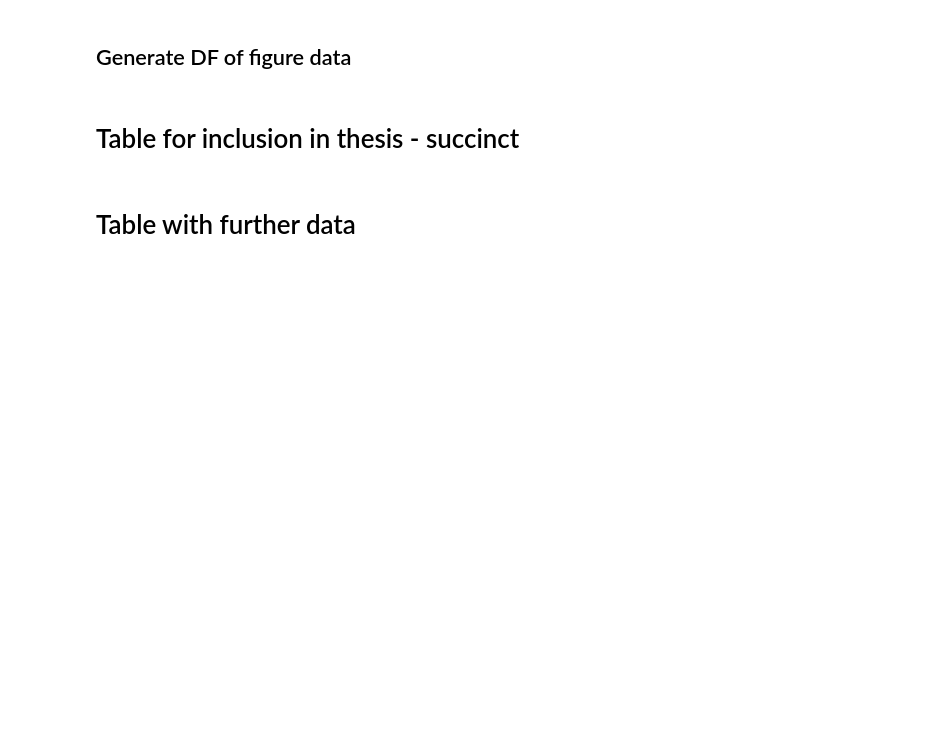
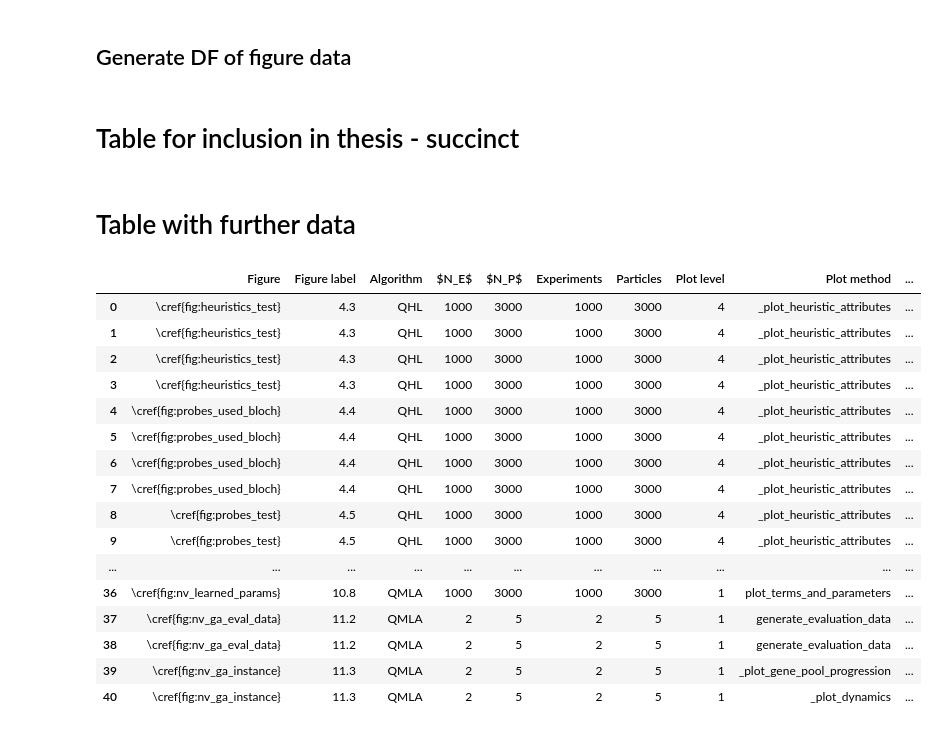
Before and after one commit to flynnbr11/schrodingers_catwalk, a Jupyter notebook: figure_development/figure_development_table.ipynb, the cells around one changed output. Drawn from its saved outputs; the diff is of its cells as text; code cells hidden in the pictures; blank space fills up the shorter version.

```diff
--- a/figure_development/figure_development_table.ipynb
+++ b/figure_development/figure_development_table.ipynb
@@ -467,6 +710,26 @@ with open(table_path, 'w') as f:
     f.write(table)
 # %% [markdown]
 # Table with further data
+# %%
+figure_df
+# %% [output]
+|  | Figure | Figure label | Algorithm | $N_E$ | $N_P$ | Experiments | Particles | Plot level | Plot method | ... |
+| 0 | \cref{fig:heuristics_test} | 4.3 | QHL | 1000 | 3000 | 1000 | 3000 | 4 | _plot_heuristic_attributes | ... |
+| 1 | \cref{fig:heuristics_test} | 4.3 | QHL | 1000 | 3000 | 1000 | 3000 | 4 | _plot_heuristic_attributes | ... |
+| 2 | \cref{fig:heuristics_test} | 4.3 | QHL | 1000 | 3000 | 1000 | 3000 | 4 | _plot_heuristic_attributes | ... |
+| 3 | \cref{fig:heuristics_test} | 4.3 | QHL | 1000 | 3000 | 1000 | 3000 | 4 | _plot_heuristic_attributes | ... |
+| 4 | \cref{fig:probes_used_bloch} | 4.4 | QHL | 1000 | 3000 | 1000 | 3000 | 4 | _plot_heuristic_attributes | ... |
+| 5 | \cref{fig:probes_used_bloch} | 4.4 | QHL | 1000 | 3000 | 1000 | 3000 | 4 | _plot_heuristic_attributes | ... |
+| 6 | \cref{fig:probes_used_bloch} | 4.4 | QHL | 1000 | 3000 | 1000 | 3000 | 4 | _plot_heuristic_attributes | ... |
+| 7 | \cref{fig:probes_used_bloch} | 4.4 | QHL | 1000 | 3000 | 1000 | 3000 | 4 | _plot_heuristic_attributes | ... |
+| 8 | \cref{fig:probes_test} | 4.5 | QHL | 1000 | 3000 | 1000 | 3000 | 4 | _plot_heuristic_attributes | ... |
+| 9 | \cref{fig:probes_test} | 4.5 | QHL | 1000 | 3000 | 1000 | 3000 | 4 | _plot_heuristic_attributes | ... |
+| ... | ... | ... | ... | ... | ... | ... | ... | ... | ... | ... |
+| 36 | \cref{fig:nv_learned_params} | 10.8 | QMLA | 1000 | 3000 | 1000 | 3000 | 1 | plot_terms_and_parameters | ... |
+| 37 | \cref{fig:nv_ga_eval_data} | 11.2 | QMLA | 2 | 5 | 2 | 5 | 1 | generate_evaluation_data | ... |
+| 38 | \cref{fig:nv_ga_eval_data} | 11.2 | QMLA | 2 | 5 | 2 | 5 | 1 | generate_evaluation_data | ... |
+| 39 | \cref{fig:nv_ga_instance} | 11.3 | QMLA | 2 | 5 | 2 | 5 | 1 | _plot_gene_pool_progression | ... |
+| 40 | \cref{fig:nv_ga_instance} | 11.3 | QMLA | 2 | 5 | 2 | 5 | 1 | _plot_dynamics | ... |
 # %%
 further_data = [
     # order for columns and which to include
```
Also changed, not shown: parts of 2 cells of this notebook, 11 other files.
